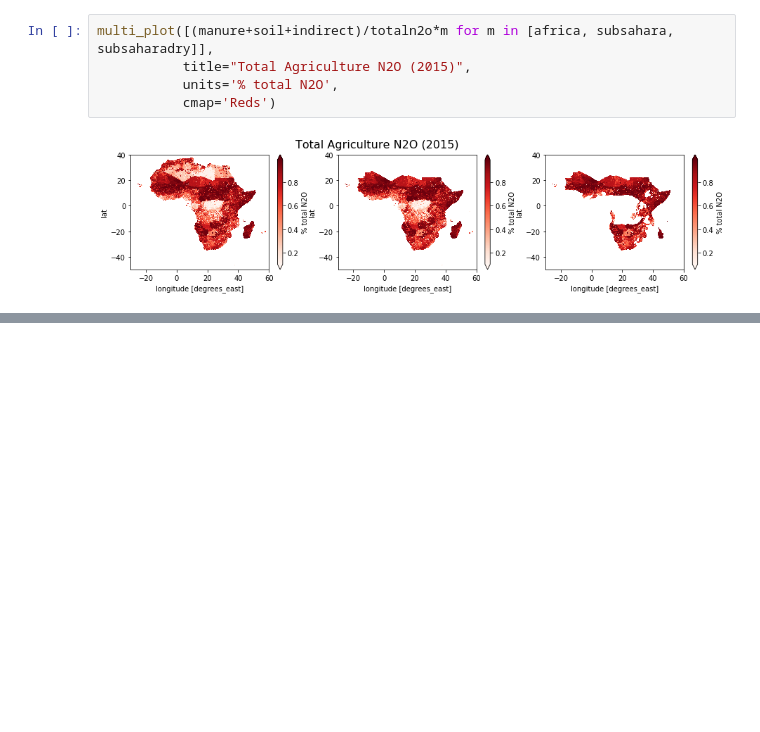
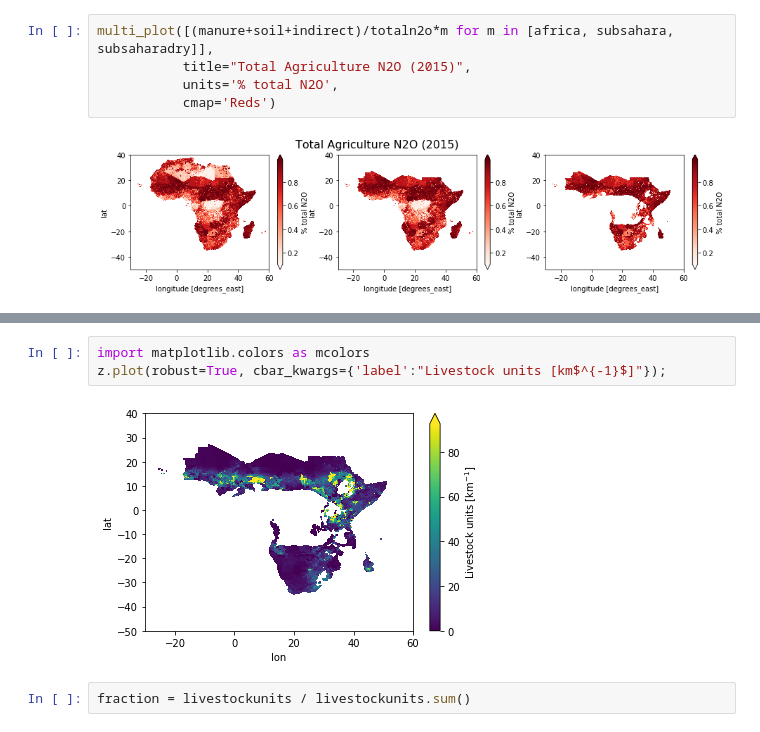
Before and after one commit to cwerner/edgar5-analysis-africa, a Jupyter notebook: analysis.ipynb, the cells around one changed output, grey strips where cells are left out. Drawn from its saved outputs; the diff is of its cells as text; blank space fills up the shorter version.

```diff
--- a/analysis.ipynb
+++ b/analysis.ipynb
@@ -300,0 +326,7 @@ multi_plot([(manure+soil+indirect)/totaln2o*m for m in [africa, subsahara, subsa
+# %%
+import matplotlib.colors as mcolors
+z.plot(robust=True, cbar_kwargs={'label':"Livestock units [km$^{-1}$]"});
+# %% [output]
+[figure, added]
+# %%
+fraction = livestockunits / livestockunits.sum()
```
Also changed, not shown: parts of 6 cells of this notebook.
